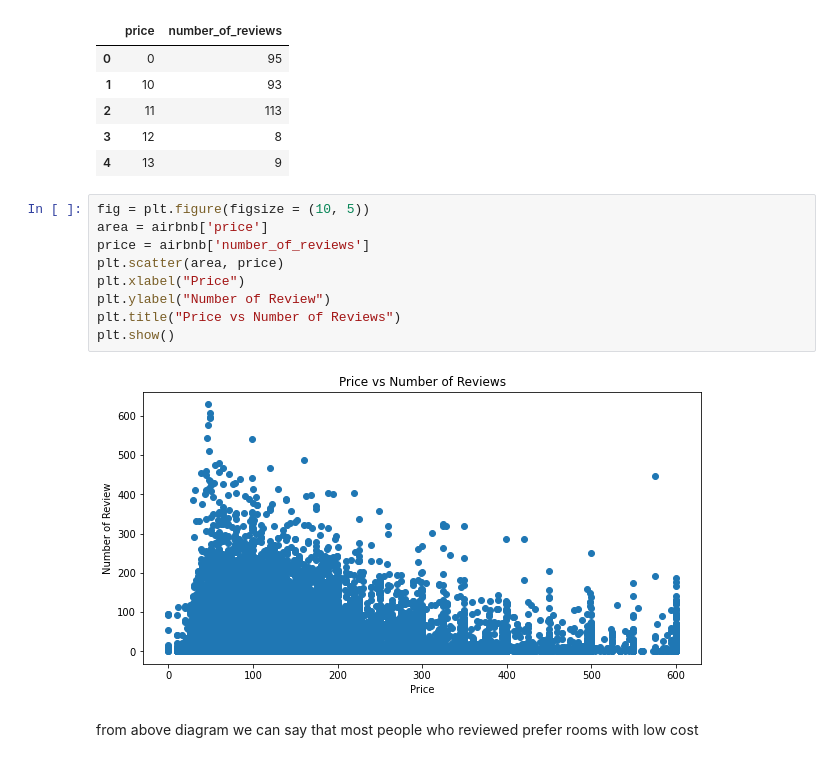
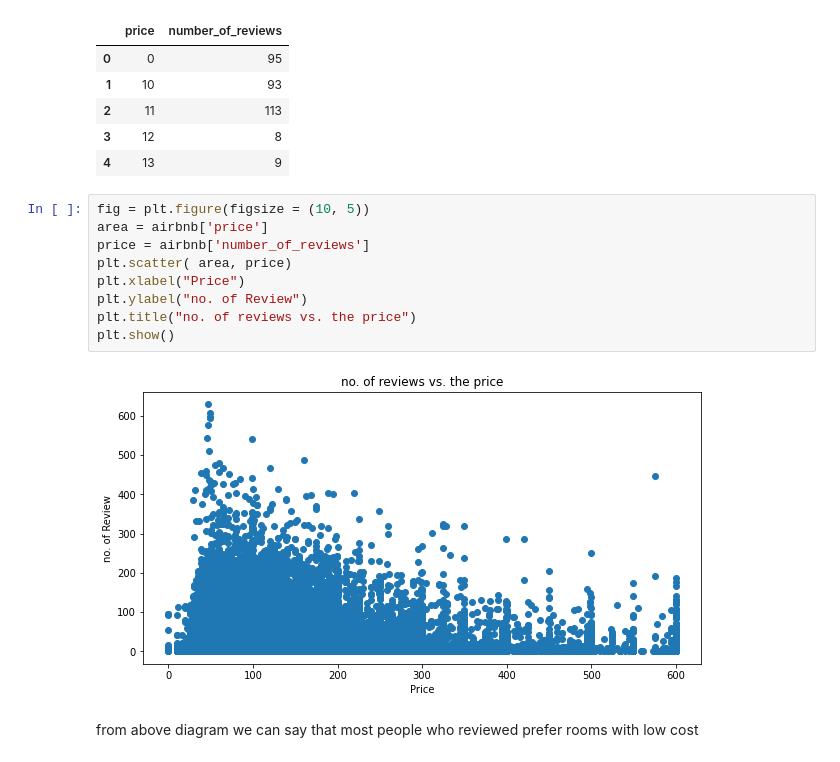
Before and after one commit to bharath967/airbnb_data_analysis, a Jupyter notebook: Airbnb_Bookings_Analysis_.ipynb, the cells around one changed output. Saved outputs shown, nothing was run; the diff lists cells and outputs as text.

```diff
--- a/Airbnb_Bookings_Analysis_.ipynb
+++ b/Airbnb_Bookings_Analysis_.ipynb
@@ -400,14 +400,14 @@ price_per_area.head()
 # %%
 fig = plt.figure(figsize = (10, 5))
 area = airbnb['price']
 price = airbnb['number_of_reviews']
-plt.scatter(area, price)
+plt.scatter( area, price)
 plt.xlabel("Price")
-plt.ylabel("Number of Review")
-plt.title("Price vs Number of Reviews")
+plt.ylabel("no. of Review")
+plt.title("no. of reviews vs. the price")
 plt.show()
 # %% [output]
-[figure, old version]
+[figure, new version]
 # %% [markdown]
 from above diagram we can say that most people who reviewed prefer rooms with low cost
 # %%
```
Also changed, not shown: parts of 7 cells of this notebook.
